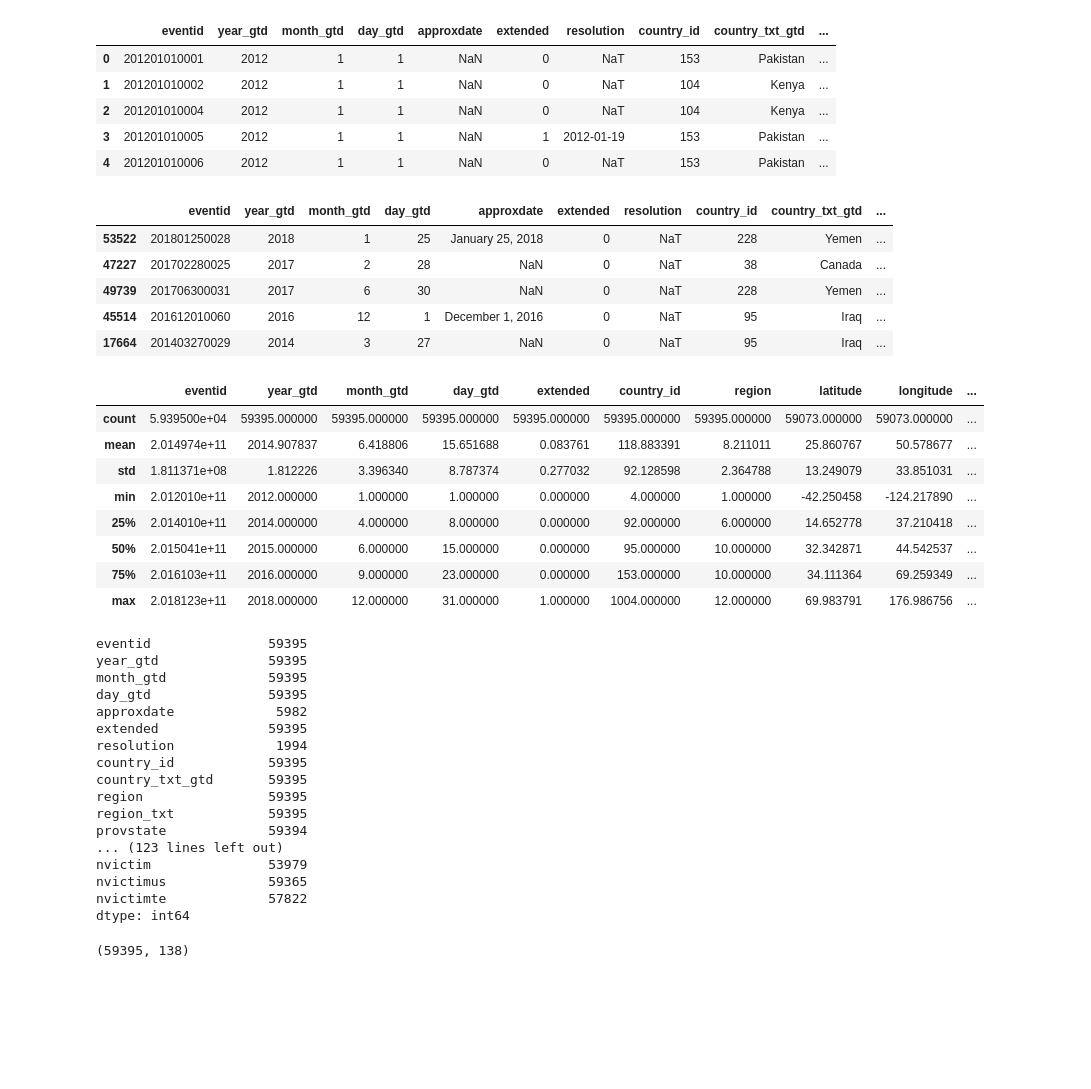
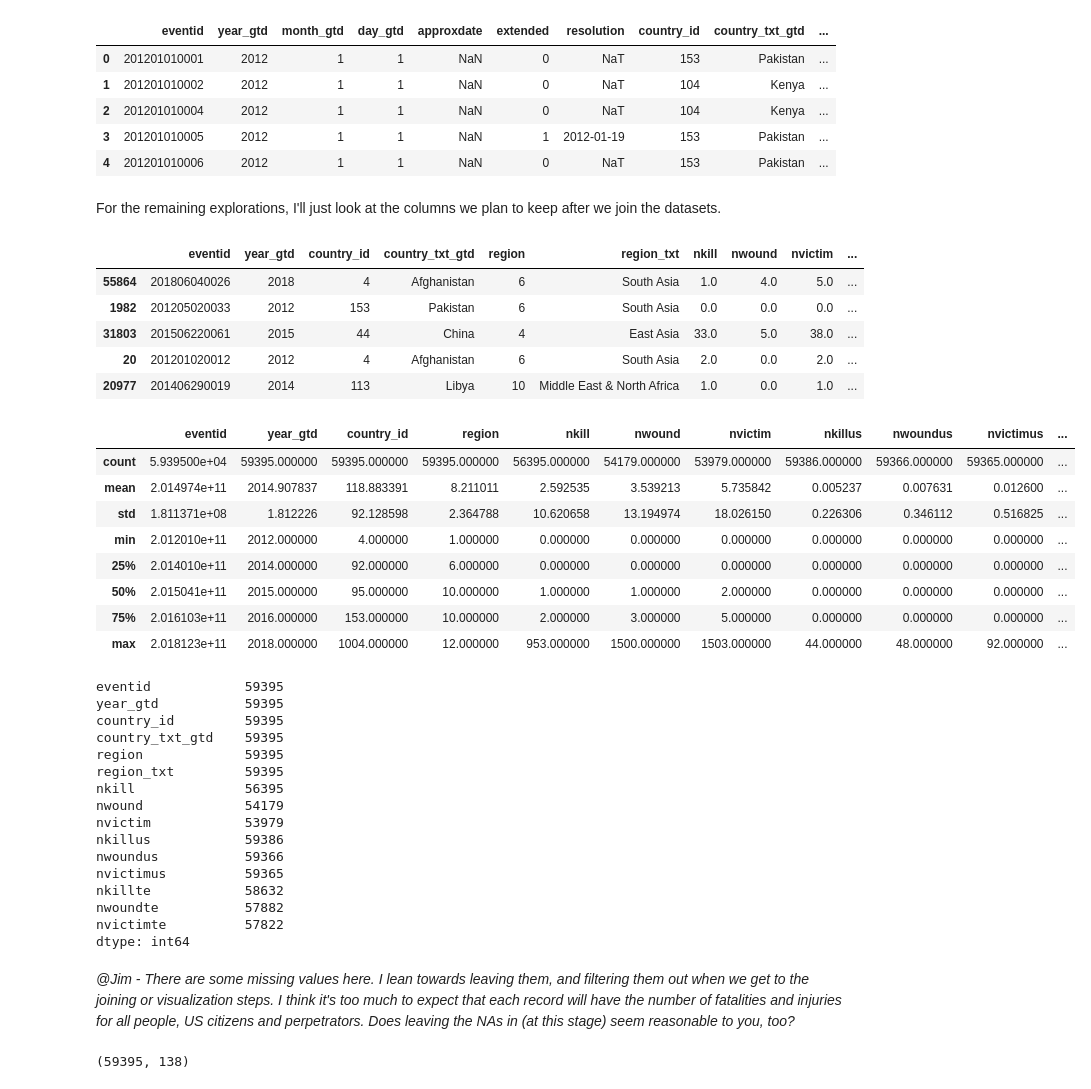
Before and after one commit to brooke-l-hawkins/milestone-i-project, a Jupyter notebook: code/clean_terrorism.ipynb, the cells around one changed output. Cells and saved outputs as stored; diff of their text form; code cells hidden in the pictures; blank space fills up the shorter version.

Commit message:
add explorations for columns of interest before export

```diff
--- a/code/clean_terrorism.ipynb
+++ b/code/clean_terrorism.ipynb
@@ -361,47 +361,55 @@ df.head()
 | 2 | 201201010004 | 2012 | 1 | 1 | NaN | 0 | NaT | 104 | Kenya | ... |
 | 3 | 201201010005 | 2012 | 1 | 1 | NaN | 1 | 2012-01-19 | 153 | Pakistan | ... |
 | 4 | 201201010006 | 2012 | 1 | 1 | NaN | 0 | NaT | 153 | Pakistan | ... |
+# %% [markdown]
+For the remaining explorations, I'll just look at the columns we plan to keep after we join the datasets.
+# %%
+columns_of_interest = ['eventid', 'year_gtd','country_id','country_txt_gtd','region','region_txt',
+                       'nkill','nwound','nvictim',
+                       'nkillus','nwoundus','nvictimus',
+                       'nkillte','nwoundte','nvictimte']
 # %%
-df.sample(5)
+df[columns_of_interest].sample(5)
 # %% [output]
-|  | eventid | year_gtd | month_gtd | day_gtd | approxdate | extended | resolution | country_id | country_txt_gtd | ... |
-| 53522 | 201801250028 | 2018 | 1 | 25 | January 25, 2018 | 0 | NaT | 228 | Yemen | ... |
-| 47227 | 201702280025 | 2017 | 2 | 28 | NaN | 0 | NaT | 38 | Canada | ... |
-| 49739 | 201706300031 | 2017 | 6 | 30 | NaN | 0 | NaT | 228 | Yemen | ... |
-| 45514 | 201612010060 | 2016 | 12 | 1 | December 1, 2016 | 0 | NaT | 95 | Iraq | ... |
-| 17664 | 201403270029 | 2014 | 3 | 27 | NaN | 0 | NaT | 95 | Iraq | ... |
+|  | eventid | year_gtd | country_id | country_txt_gtd | region | region_txt | nkill | nwound | nvictim | ... |
+| 55864 | 201806040026 | 2018 | 4 | Afghanistan | 6 | South Asia | 1.0 | 4.0 | 5.0 | ... |
+| 1982 | 201205020033 | 2012 | 153 | Pakistan | 6 | South Asia | 0.0 | 0.0 | 0.0 | ... |
+| 31803 | 201506220061 | 2015 | 44 | China | 4 | East Asia | 33.0 | 5.0 | 38.0 | ... |
+| 20 | 201201020012 | 2012 | 4 | Afghanistan | 6 | South Asia | 2.0 | 0.0 | 2.0 | ... |
+| 20977 | 201406290019 | 2014 | 113 | Libya | 10 | Middle East & North Africa | 1.0 | 0.0 | 1.0 | ... |
 # %%
-df.describe()
+df[columns_of_interest].describe()
 # %% [output]
-|  | eventid | year_gtd | month_gtd | day_gtd | extended | country_id | region | latitude | longitude | ... |
-| count | 5.939500e+04 | 59395.000000 | 59395.000000 | 59395.000000 | 59395.000000 | 59395.000000 | 59395.000000 | 59073.000000 | 59073.000000 | ... |
-| mean | 2.014974e+11 | 2014.907837 | 6.418806 | 15.651688 | 0.083761 | 118.883391 | 8.211011 | 25.860767 | 50.578677 | ... |
-| std | 1.811371e+08 | 1.812226 | 3.396340 | 8.787374 | 0.277032 | 92.128598 | 2.364788 | 13.249079 | 33.851031 | ... |
-| min | 2.012010e+11 | 2012.000000 | 1.000000 | 1.000000 | 0.000000 | 4.000000 | 1.000000 | -42.250458 | -124.217890 | ... |
-| 25% | 2.014010e+11 | 2014.000000 | 4.000000 | 8.000000 | 0.000000 | 92.000000 | 6.000000 | 14.652778 | 37.210418 | ... |
-| 50% | 2.015041e+11 | 2015.000000 | 6.000000 | 15.000000 | 0.000000 | 95.000000 | 10.000000 | 32.342871 | 44.542537 | ... |
-| 75% | 2.016103e+11 | 2016.000000 | 9.000000 | 23.000000 | 0.000000 | 153.000000 | 10.000000 | 34.111364 | 69.259349 | ... |
-| max | 2.018123e+11 | 2018.000000 | 12.000000 | 31.000000 | 1.000000 | 1004.000000 | 12.000000 | 69.983791 | 176.986756 | ... |
+|  | eventid | year_gtd | country_id | region | nkill | nwound | nvictim | nkillus | nwoundus | nvictimus | ... |
+| count | 5.939500e+04 | 59395.000000 | 59395.000000 | 59395.000000 | 56395.000000 | 54179.000000 | 53979.000000 | 59386.000000 | 59366.000000 | 59365.000000 | ... |
+| mean | 2.014974e+11 | 2014.907837 | 118.883391 | 8.211011 | 2.592535 | 3.539213 | 5.735842 | 0.005237 | 0.007631 | 0.012600 | ... |
+| std | 1.811371e+08 | 1.812226 | 92.128598 | 2.364788 | 10.620658 | 13.194974 | 18.026150 | 0.226306 | 0.346112 | 0.516825 | ... |
+| min | 2.012010e+11 | 2012.000000 | 4.000000 | 1.000000 | 0.000000 | 0.000000 | 0.000000 | 0.000000 | 0.000000 | 0.000000 | ... |
+| 25% | 2.014010e+11 | 2014.000000 | 92.000000 | 6.000000 | 0.000000 | 0.000000 | 0.000000 | 0.000000 | 0.000000 | 0.000000 | ... |
+| 50% | 2.015041e+11 | 2015.000000 | 95.000000 | 10.000000 | 1.000000 | 1.000000 | 2.000000 | 0.000000 | 0.000000 | 0.000000 | ... |
+| 75% | 2.016103e+11 | 2016.000000 | 153.000000 | 10.000000 | 2.000000 | 3.000000 | 5.000000 | 0.000000 | 0.000000 | 0.000000 | ... |
+| max | 2.018123e+11 | 2018.000000 | 1004.000000 | 12.000000 | 953.000000 | 1500.000000 | 1503.000000 | 44.000000 | 48.000000 | 92.000000 | ... |
 # %%
-df.count()
+df[columns_of_interest].count()
 # %% [output]
-eventid               59395
-year_gtd              59395
-month_gtd             59395
-day_gtd               59395
-approxdate             5982
-extended              59395
-resolution             1994
-country_id            59395
-country_txt_gtd       59395
-region                59395
-region_txt            59395
-provstate             59394
-... (123 lines left out)
-nvictim               53979
-nvictimus             59365
-nvictimte             57822
+eventid            59395
+year_gtd           59395
+country_id         59395
+country_txt_gtd    59395
+region             59395
+region_txt         59395
+nkill              56395
+nwound             54179
+nvictim            53979
+nkillus            59386
+nwoundus           59366
+nvictimus          59365
+nkillte            58632
+nwoundte           57882
+nvictimte          57822
 dtype: int64
+# %% [markdown]
+*@Jim - There are some missing values here. I lean towards leaving them, and filtering them out when we get to the joining or visualization steps. I think it's too much to expect that each record will have the number of fatalities and injuries for all people, US citizens and perpetrators. Does leaving the NAs in (at this stage) seem reasonable to you, too?*
 # %%
 df.shape
 # %% [output]
```
